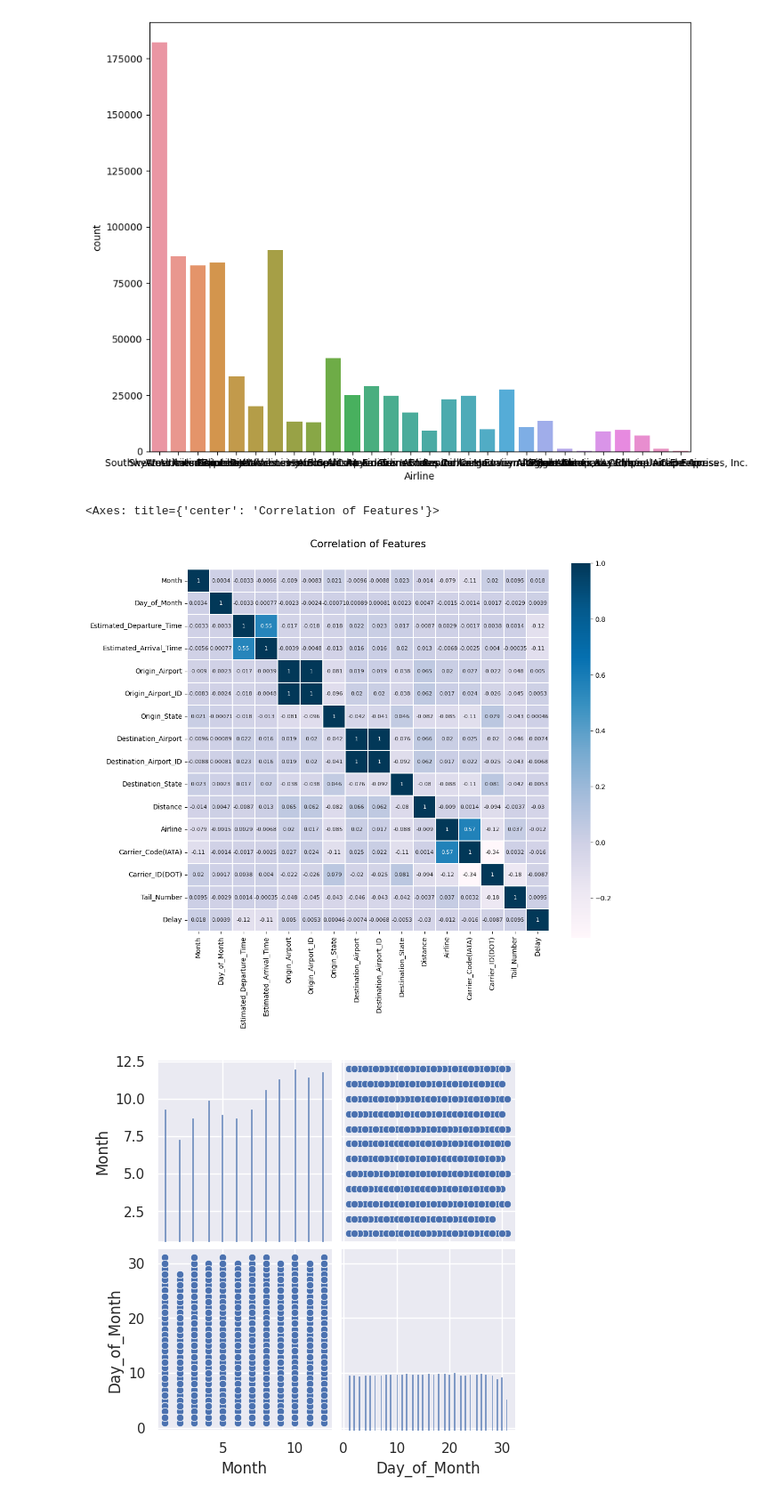
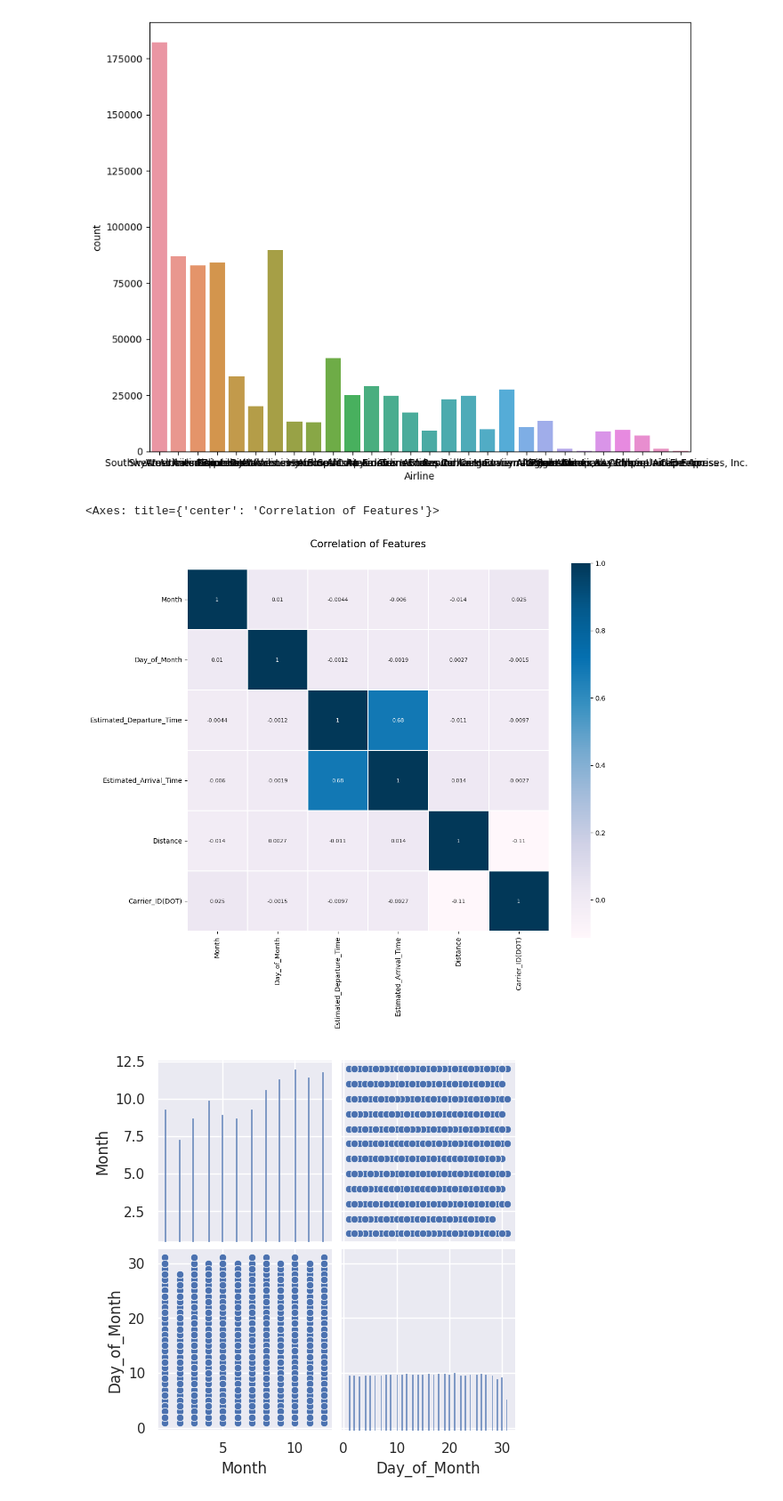
Before and after one commit to YunSeoHwan/My-own-study-repository, a Jupyter notebook: [Baseline]_Parquet_변환과_Random_Forest_Classifier.ipynb, the cells around one changed output. Shown at 89% size. Cells and saved outputs as stored; diff of their text form; code cells hidden in the pictures.

```diff
--- a/[Baseline]_Parquet_변환과_Random_Forest_Classifier.ipynb
+++ b/[Baseline]_Parquet_변환과_Random_Forest_Classifier.ipynb
@@ -413,0 +586,2 @@ train
+# %%
+train.loc[(train["Distance"] == 1128) & (train["Estimated_Departure_Time"].isnull()), "Estimated_Departure_Time"] = 750
@@ -413,0 +613,13 @@ train
+# %%
+# dict 생성
+airline = {}
+
+for air, st in zip(train['Airline'], train['Carrier_Code(IATA)']):
+    if st != None and air not in airline:
+        airline[air] = st
+
+for air, st in zip(test['Airline'], test['Carrier_Code(IATA)']):
+    if st != None and air not in airline:
+        airline[air] = st
+del airline[None]
+airline
@@ -413,0 +644,3 @@ train
+# %%
+train['Carrier_Code(IATA)'].fillna(value=train['Airline'].map(airline), inplace=True)
+test['Carrier_Code(IATA)'].fillna(value=test['Airline'].map(airline), inplace=True)
@@ -414,3 +668,23 @@ train
+# %%
+train['Origin_State'].fillna(value=train['Origin_Airport'].map(origin), inplace=True)
+train['Destination_State'].fillna(value=train['Destination_Airport'].map(origin), inplace=True)
+
+test['Origin_State'].fillna(value=test['Origin_Airport'].map(origin), inplace=True)
+test['Destination_State'].fillna(value=test['Destination_Airport'].map(origin), inplace=True)
+
+print(train['Origin_State'])
+print(train['Origin_State'].isnull().sum())
+print('\n\n')
+print(train['Destination_State'])
+print(train['Destination_State'].isnull().sum())
+
+print('\n\n')
+
+print(test['Origin_State'])
+print(test['Origin_State'].isnull().sum())
+print('\n\n')
+print(test['Destination_State'])
+print(test['Destination_State'].isnull().sum())
 # %% [markdown]
 # 날짜 전처리
 # %%
@@ -589,16 +859,16 @@ Name: Airline, dtype: int64
 # %%
 # train['Estimated_Departure_Time'] = pd.to_datetime(train['Estimated_Departure_Time'])
 # train['Estimated_Arrival_Time'] = pd.to_datetime(train['Estimated_Arrival_Time'])
 
 # 상관관계 분석
 colormap = plt.cm.PuBu
 plt.figure(figsize=(12, 10))
 plt.title("Correlation of Features", y = 1.05, size = 15)
-sns.heatmap(train_label.corr(), linewidths = 0.1, vmax = 1.0,
+sns.heatmap(train.corr(), linewidths = 0.1, vmax = 1.0,
            square = True, cmap = colormap, linecolor = "white", annot = True, annot_kws = {"size" : 8})
 # %% [output]
 <Axes: title={'center': 'Correlation of Features'}>
-[figure, old version]
+[figure, new version]
 # %%
 fig, ax = plt.subplots(1, 1, figsize=(10, 8))
 sns.countplot(x='Month', data=train)
```
Also changed, not shown: parts of 51 cells of this notebook.
